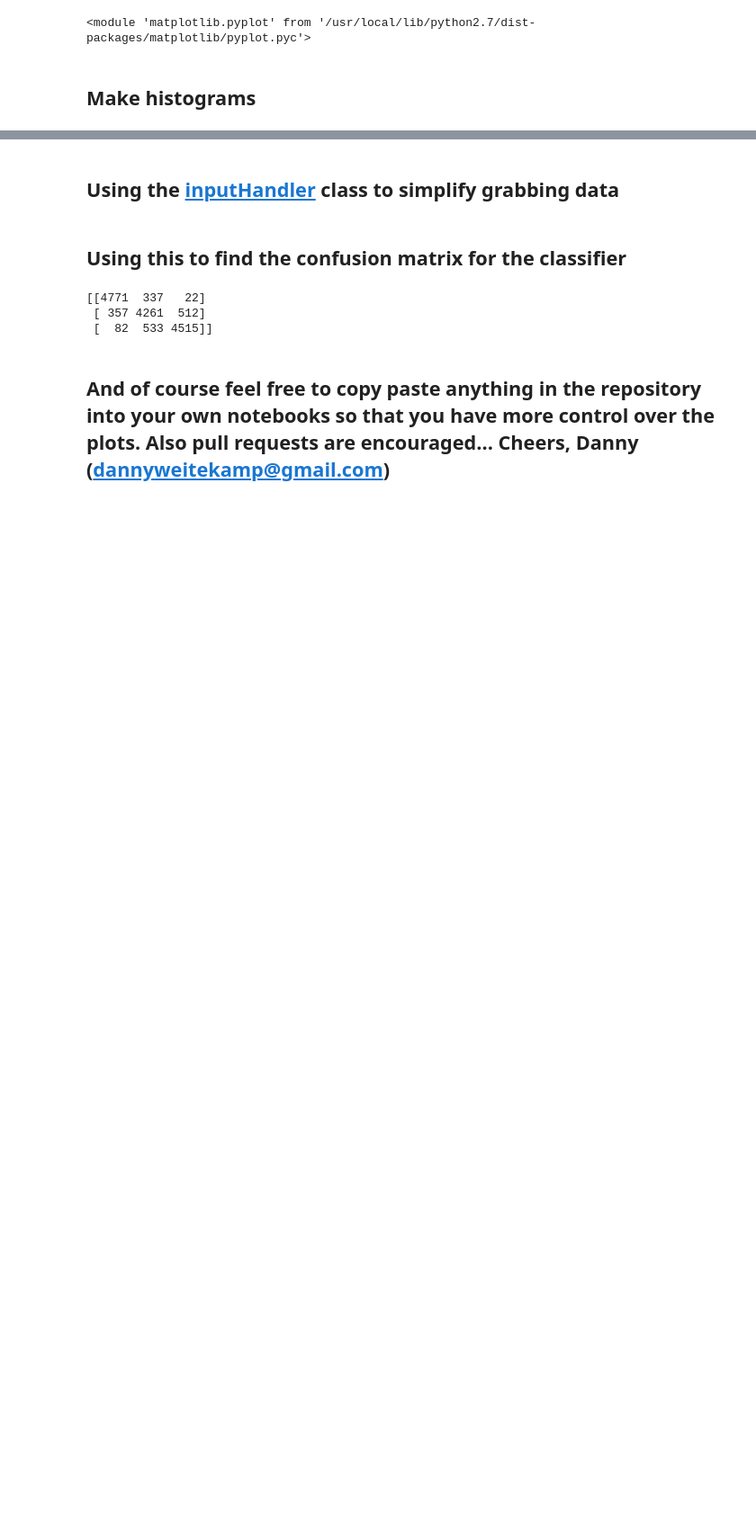
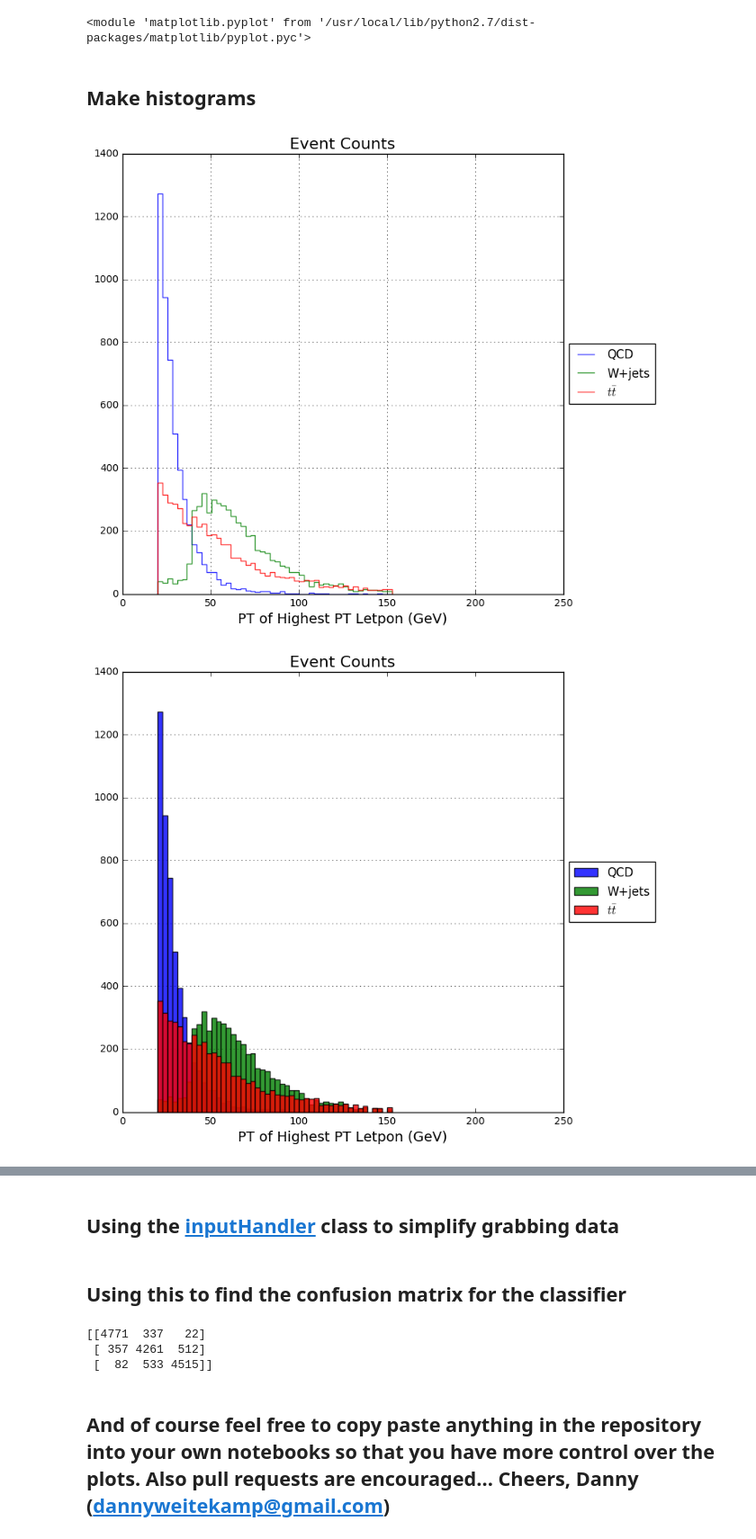
Before and after one commit to DannyWeitekamp/CMS_Deep_Learning, a Jupyter notebook: delphi_analysis/postprocessing_example.ipynb, the cells around one changed output, grey strips where cells are left out. Shown at 90% size. Cells and saved outputs as stored; diff of their text form; code cells hidden in the pictures; blank space fills up the shorter version.

```diff
--- a/delphi_analysis/postprocessing_example.ipynb
+++ b/delphi_analysis/postprocessing_example.ipynb
@@ -120,0 +121,24 @@ my_bins2 = bin_metric_vs_char(model=dirr +"/model.json",
+# %%
+plot_bins(my_bins2,
+          y_val="freq",
+          mode='histo',
+          ylim=None,
+          class_labels = class_labels,
+          xlabel="PT of Highest PT Letpon (GeV)",
+          title="Event Counts",
+          min_samples=20,
+          xlim=(0,250)
+         )
+plot_bins(my_bins2,
+          y_val="freq",
+          mode='bar',
+          ylim=None,
+          class_labels = class_labels,
+          xlabel="PT of Highest PT Letpon (GeV)",
+          title="Event Counts",
+          min_samples=20,
+          xlim=(0,250)
+         )
+# %% [output]
+[figure, added]
+[figure, added]
```
Also changed, not shown: parts of 14 cells of this notebook.
